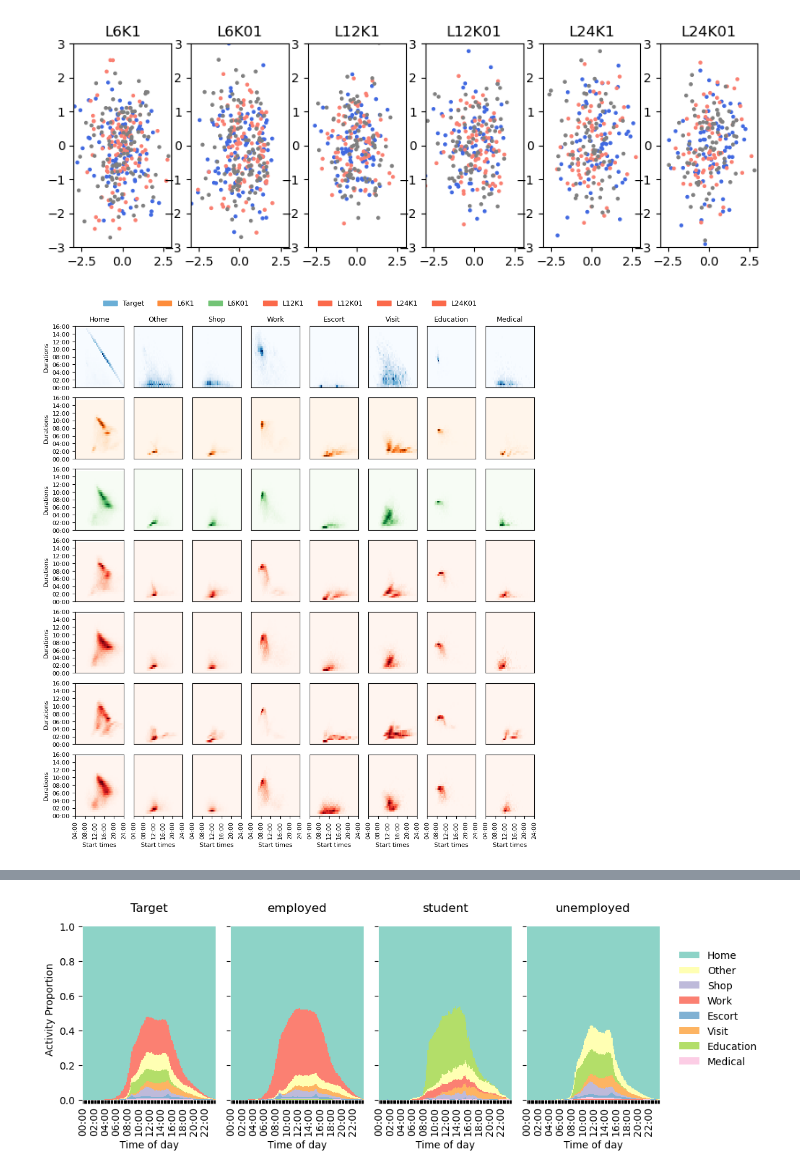
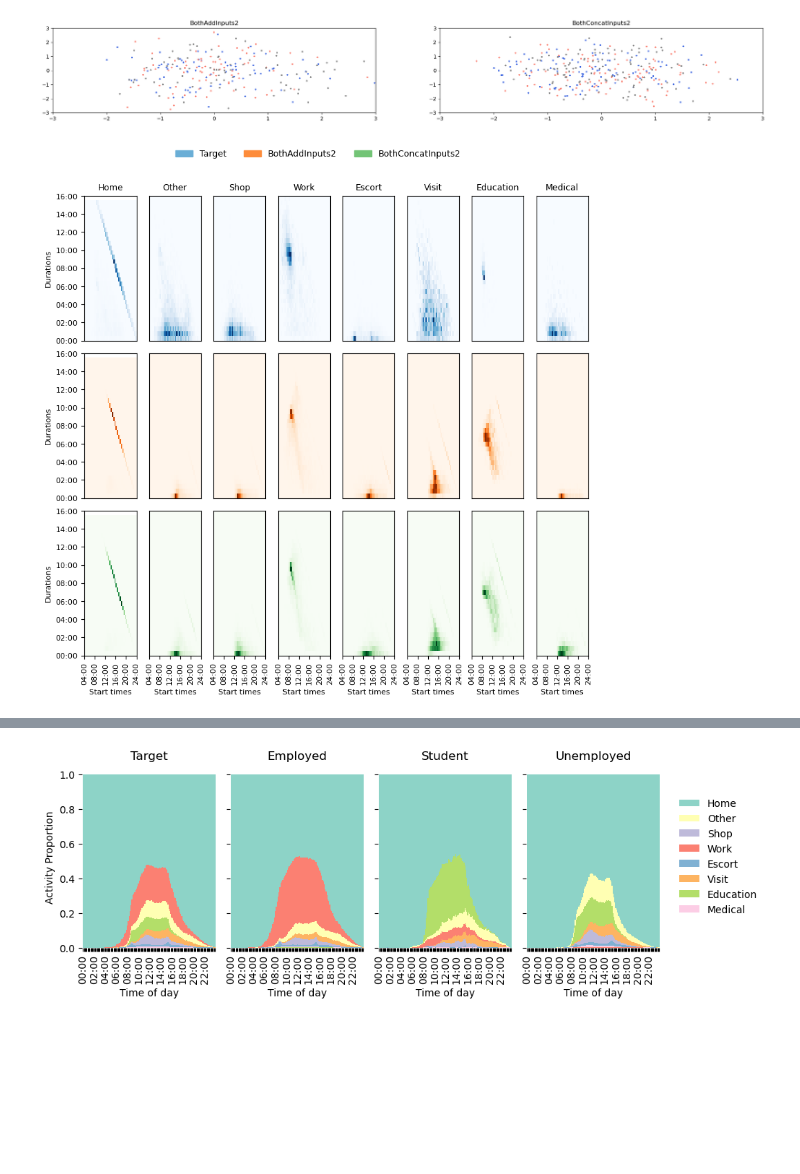
Before and after one commit to big-ucl/caveat, a Jupyter notebook: analysis/CVAE_analysis.ipynb, the cells around one changed output, grey strips where cells are left out. Drawn from its saved outputs; the diff is of its cells as text; code cells hidden in the pictures; blank space fills up the shorter version.

Commit message:
exec tune and concat inputs

```diff
--- a/analysis/CVAE_analysis.ipynb
+++ b/analysis/CVAE_analysis.ipynb
@@ -25,15 +25,18 @@ cmap = {
     "travel": (0.8509803921568627, 0.8509803921568627, 0.8509803921568627),
 }
 
-batch_root = Path("../logs/search_c_rnn_cvae")
+batch_root = Path("../logs/cvaes/test")
 
-Ls = ["L6", "L12", "L24"]
-Ks = ["K1", "K01"]
+encoders = ["Both"]
+latents = ["Add", "Concat"]
+decoders = ["Inputs"]
 
 batch_paths = {}
-for l in Ls:
-    for k in Ks:
-        batch_paths[f"{l}{k}"] = batch_root / f"{l}{k}"
+for e in encoders:
+    for l in latents:
+        for d in decoders:
+            for t in ["2"]:
+                batch_paths[f"{e}{l}{d}{t}"] = batch_root / f"{e}{l}{d}{t}"
 
 # find data
 target_schedules = pd.read_csv("../tmp/nts_home_schedules.csv")
@@ -165,19 +160,19 @@ test_zs = {
     for n, p in batch_paths.items()
 }
 # %%
-fig = plot_zs(test_zs, test_attributes, sample=0.1, figsize=(10, 3))
+fig = plot_zs(test_zs, test_attributes, sample=0.1, figsize=(25, 3))
 # %% [output]
-[figure, old version]
+[figure, new version]
 # %%
 fig = joint_time_distributions_plot(
     target_schedules,
     schedules,
-    figsize=(9, 10),
+    figsize=(8, 8),
     observed_title="Target",
     cmaps={0: "Blues", 1: "Oranges", 2: "Greens", 3: "Reds"},
 )
 # %% [output]
-[figure, old version]
+[figure, new version]
 # %%
 fig = times_distributions_plot(
     target_schedules, schedules, observed_title="Target", figsize=(9, 5)
```
Also changed, not shown: parts of 7 cells of this notebook, 5 other files.
